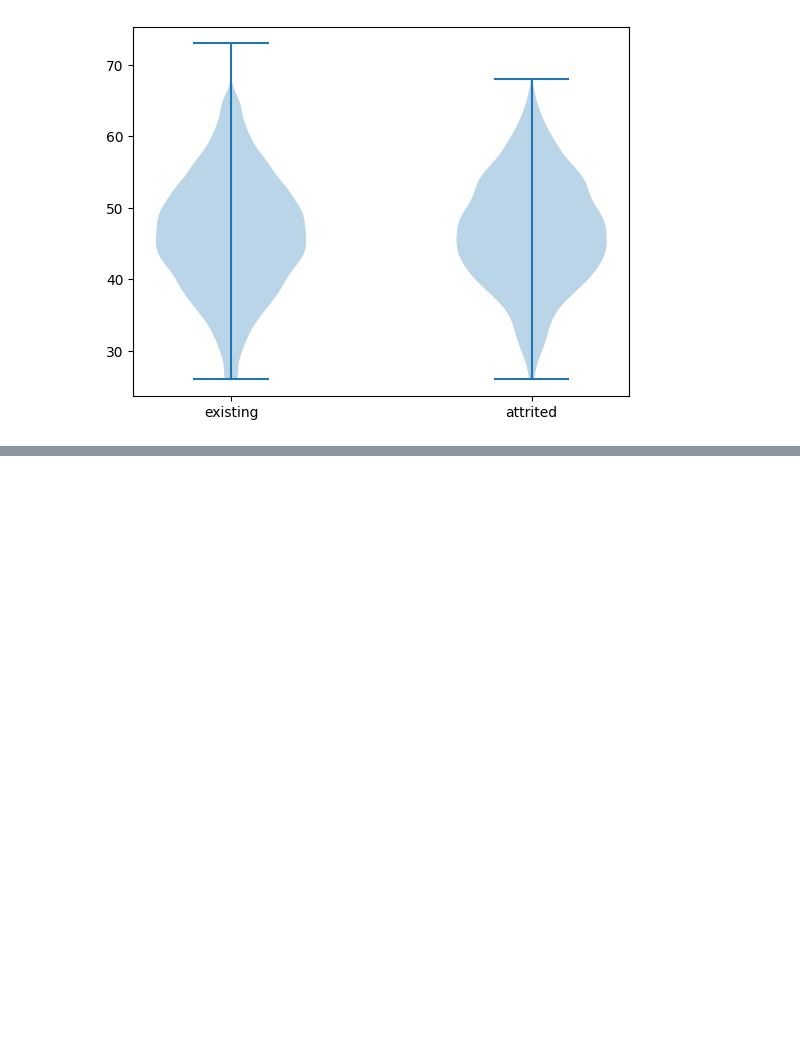
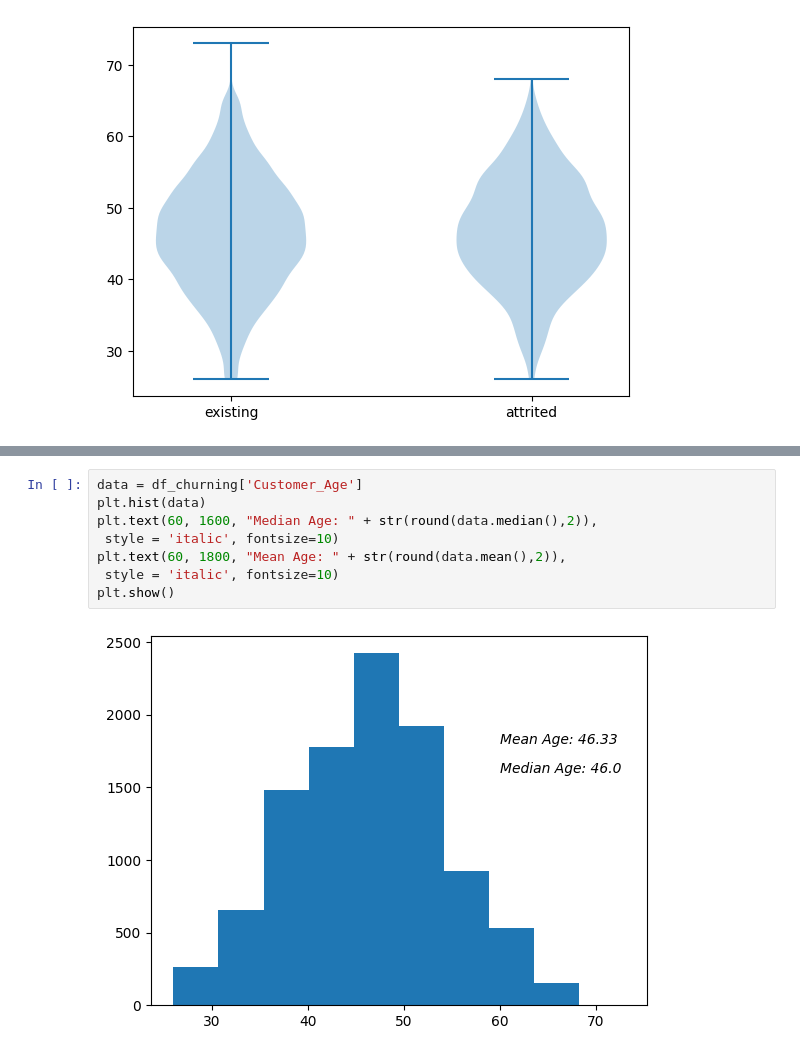
Before and after one commit to aliifam/ppd, a Jupyter notebook: ppd/pekan3/eda.ipynb, the cells around one changed output, grey strips where cells are left out. Saved outputs shown, nothing was run; the diff lists cells and outputs as text; blank space fills up the shorter version.

```diff
--- a/ppd/pekan3/eda.ipynb
+++ b/ppd/pekan3/eda.ipynb
@@ -306,0 +338,10 @@ plt.show()
+# %%
+data = df_churning['Customer_Age']
+plt.hist(data)
+plt.text(60, 1600, "Median Age: " + str(round(data.median(),2)),
+ style = 'italic', fontsize=10)
+plt.text(60, 1800, "Mean Age: " + str(round(data.mean(),2)),
+ style = 'italic', fontsize=10)
+plt.show()
+# %% [output]
+[figure, added]
```
Also changed, not shown: parts of 7 cells of this notebook.
